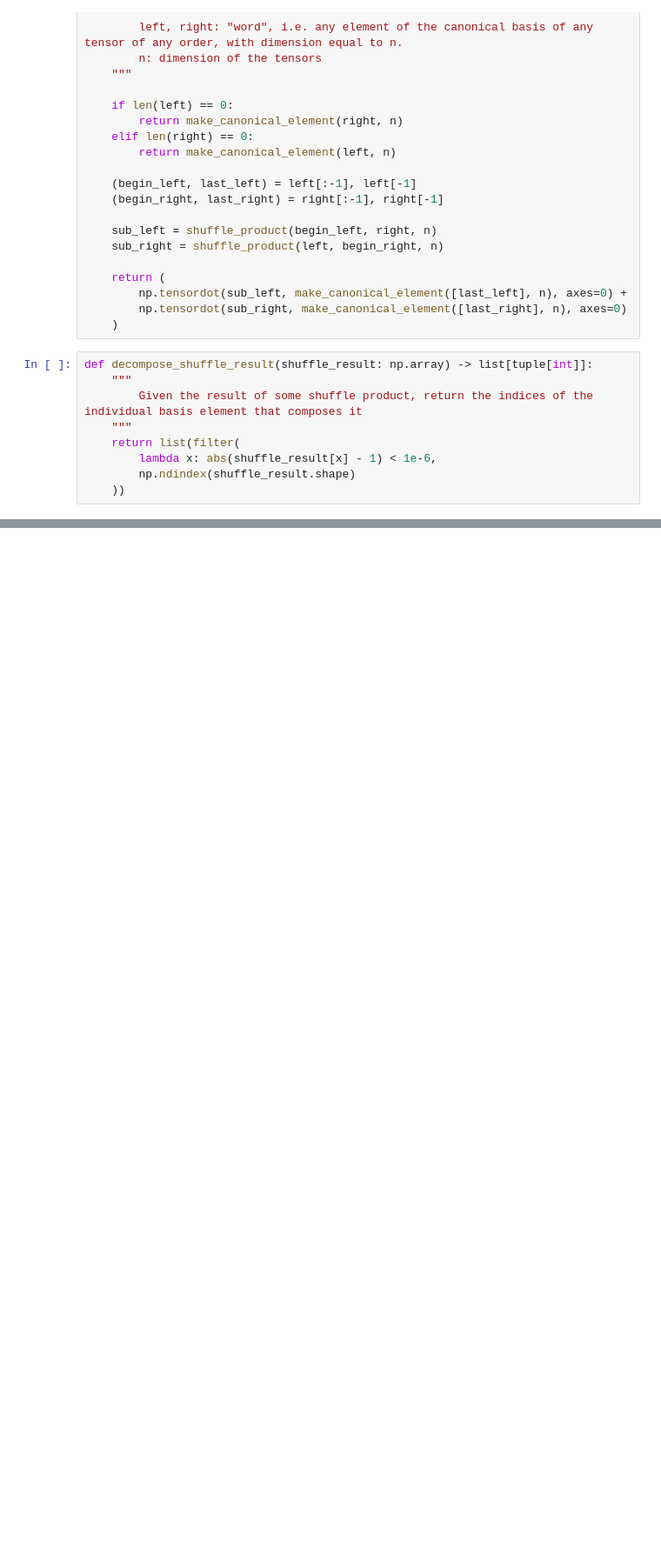
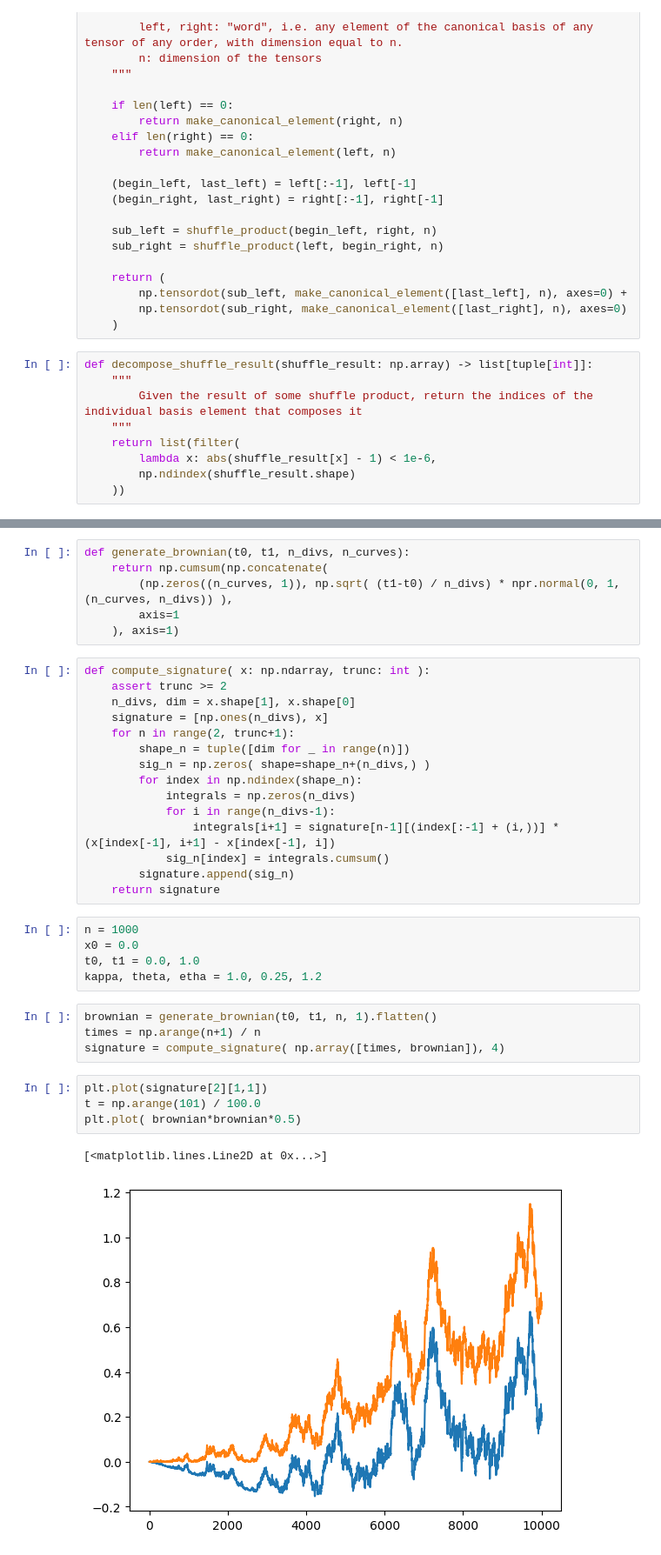
Before and after one commit to Sh3xe/signature-vol-model, a Jupyter notebook: notebook.ipynb, the cells around one changed output, grey strips where cells are left out. Shown: that part at 87% size. Saved outputs shown, nothing was run; the diff lists cells and outputs as text; blank space fills up the shorter version.

Commit message:
added signature calculation

```diff
--- a/notebook.ipynb
+++ b/notebook.ipynb
@@ -54,0 +57,37 @@ decompose_shuffle_result(shuffle_result)
+# %%
+def generate_brownian(t0, t1, n_divs, n_curves):
+	return np.cumsum(np.concatenate(
+		(np.zeros((n_curves, 1)), np.sqrt( (t1-t0) / n_divs) * npr.normal(0, 1, (n_curves, n_divs)) ),
+		axis=1
+	), axis=1)
+# %%
+def compute_signature( x: np.ndarray, trunc: int ):
+	assert trunc >= 2
+	n_divs, dim = x.shape[1], x.shape[0]
+	signature = [np.ones(n_divs), x]
+	for n in range(2, trunc+1):
+		shape_n = tuple([dim for _ in range(n)])
+		sig_n = np.zeros( shape=shape_n+(n_divs,) )
+		for index in np.ndindex(shape_n):
+			integrals = np.zeros(n_divs)
+			for i in range(n_divs-1):
+				integrals[i+1] = signature[n-1][(index[:-1] + (i,))] * (x[index[-1], i+1] - x[index[-1], i])
+			sig_n[index] = integrals.cumsum()
+		signature.append(sig_n)
+	return signature
+# %%
+n = 1000
+x0 = 0.0
+t0, t1 = 0.0, 1.0
+kappa, theta, etha = 1.0, 0.25, 1.2
+# %%
+brownian = generate_brownian(t0, t1, n, 1).flatten()
+times = np.arange(n+1) / n
+signature = compute_signature( np.array([times, brownian]), 4)
+# %%
+plt.plot(signature[2][1,1])
+t = np.arange(101) / 100.0
+plt.plot( brownian*brownian*0.5)
+# %% [output]
+[<matplotlib.lines.Line2D at 0x...>]
+[figure, added]
```
Also changed, not shown: parts of 4 cells of this notebook.
